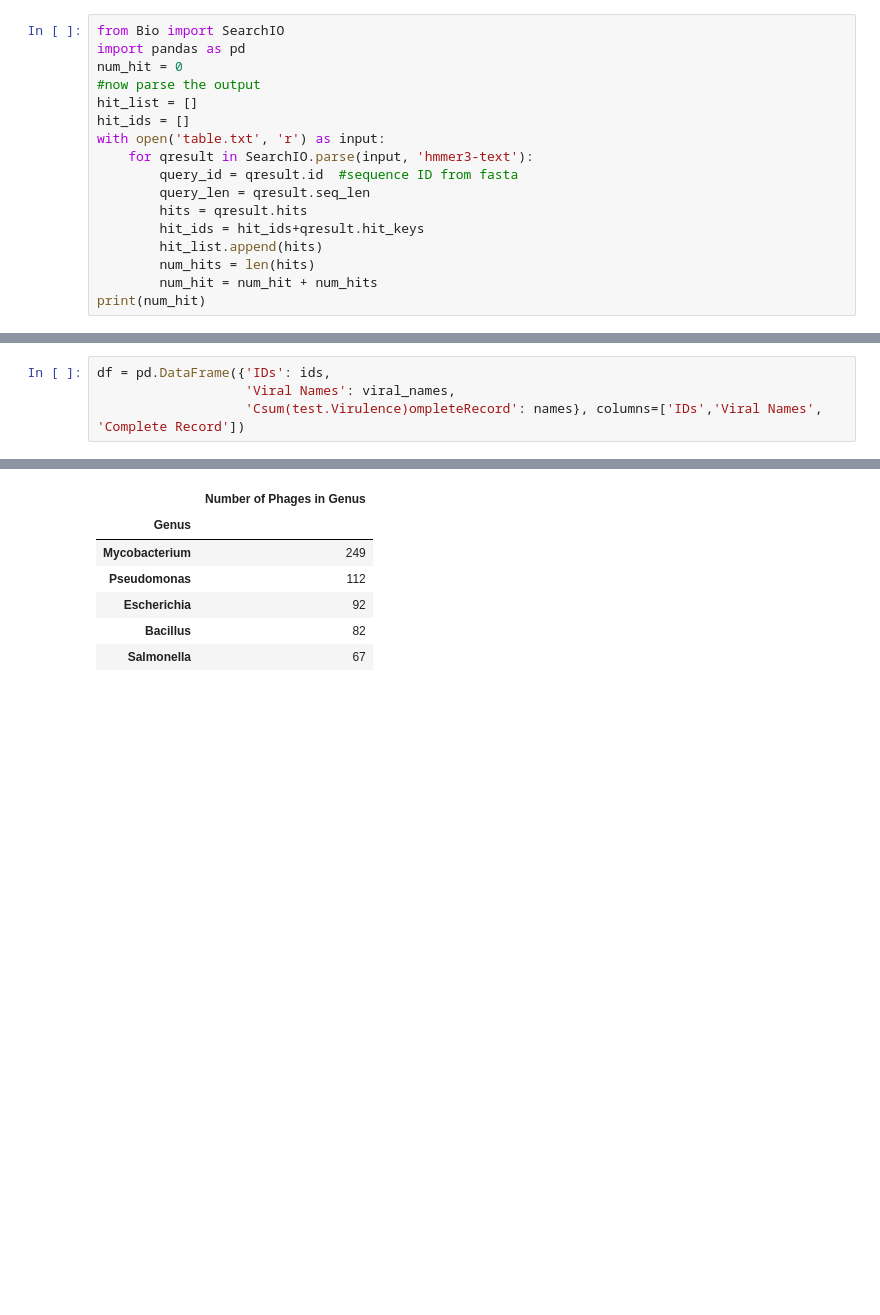
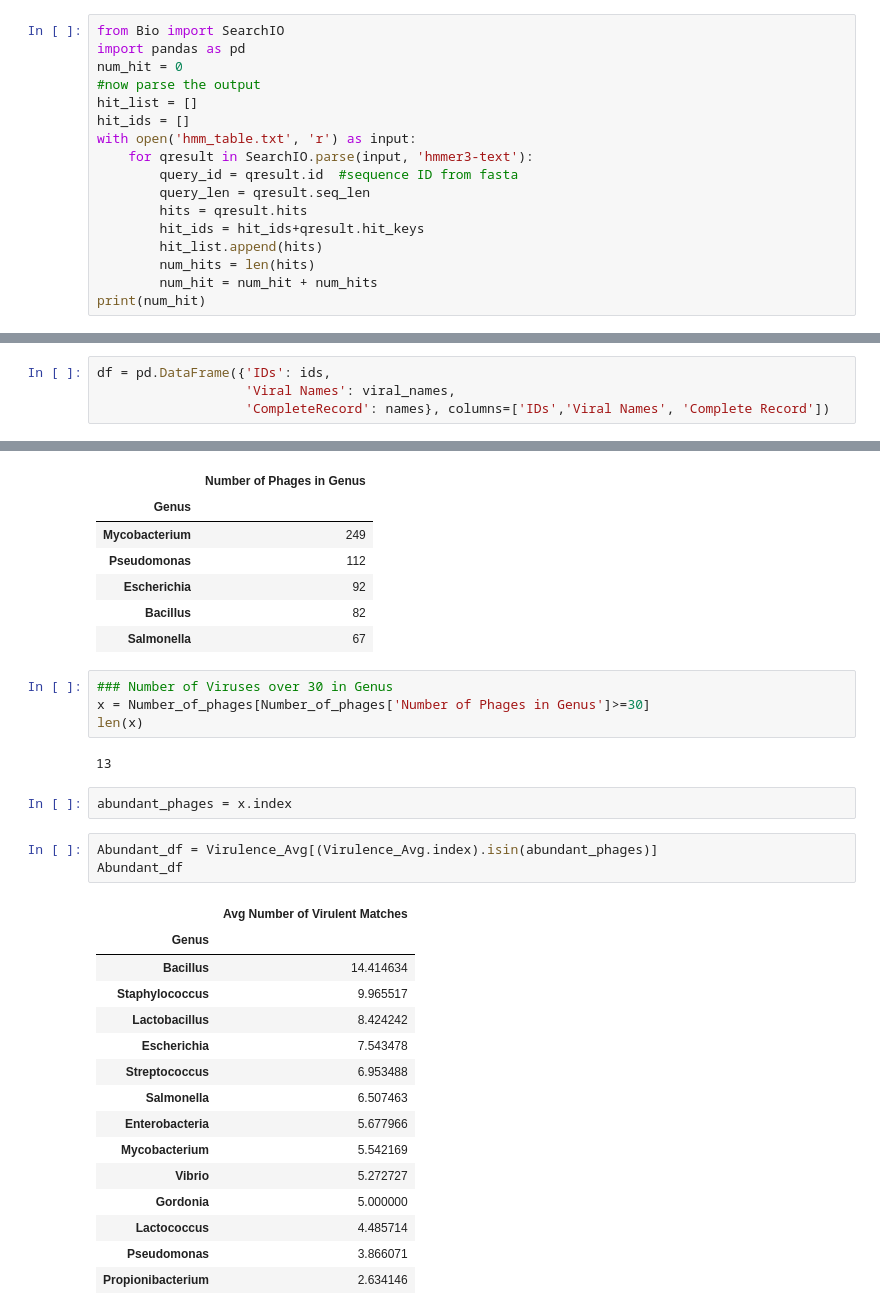
Before and after one commit to glickmac/VF_HMM, a Jupyter notebook: Virulence_HMMs/HMM_Paser.ipynb, the cells around one changed output, grey strips where cells are left out. Cells and saved outputs as stored; diff of their text form; blank space fills up the shorter version.

```diff
--- a/Virulence_HMMs/HMM_Paser.ipynb
+++ b/Virulence_HMMs/HMM_Paser.ipynb
@@ -7,7 +7,7 @@ num_hit = 0
 #now parse the output
 hit_list = []
 hit_ids = []
-with open('table.txt', 'r') as input:
+with open('hmm_table.txt', 'r') as input:
     for qresult in SearchIO.parse(input, 'hmmer3-text'):
         query_id = qresult.id  #sequence ID from fasta
         query_len = qresult.seq_len
@@ -92,7 +94,7 @@ viral_names[1]
 # %%
 df = pd.DataFrame({'IDs': ids,
                    'Viral Names': viral_names,
-                   'Csum(test.Virulence)ompleteRecord': names}, columns=['IDs','Viral Names', 'Complete Record'])
+                   'CompleteRecord': names}, columns=['IDs','Viral Names', 'Complete Record'])
 # %%
 df.head()
 # %% [output]
@@ -193,3 +198,30 @@ Number_of_phages.head()
 | Escherichia | 92 |
 | Bacillus | 82 |
 | Salmonella | 67 |
+# %%
+### Number of Viruses over 30 in Genus
+x = Number_of_phages[Number_of_phages['Number of Phages in Genus']>=30]
+len(x)
+# %% [output]
+13
+# %%
+abundant_phages = x.index
+# %%
+Abundant_df = Virulence_Avg[(Virulence_Avg.index).isin(abundant_phages)]
+Abundant_df
+# %% [output]
+|  | Avg Number of Virulent Matches |
+| Genus |  |
+| Bacillus | 14.414634 |
+| Staphylococcus | 9.965517 |
+| Lactobacillus | 8.424242 |
+| Escherichia | 7.543478 |
+| Streptococcus | 6.953488 |
+| Salmonella | 6.507463 |
+| Enterobacteria | 5.677966 |
+| Mycobacterium | 5.542169 |
+| Vibrio | 5.272727 |
+| Gordonia | 5.000000 |
+| Lactococcus | 4.485714 |
+| Pseudomonas | 3.866071 |
+| Propionibacterium | 2.634146 |
```
Also changed, not shown: parts of 9 cells of this notebook, 2 other files.
